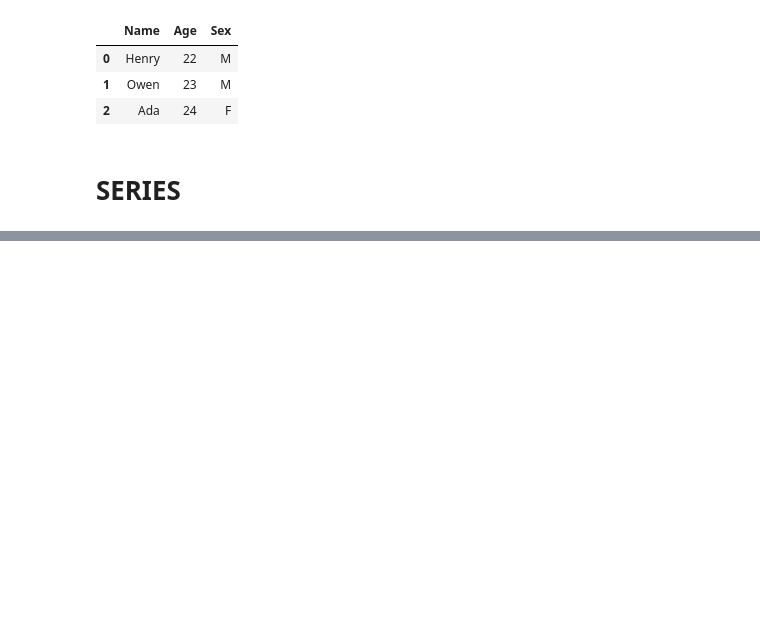
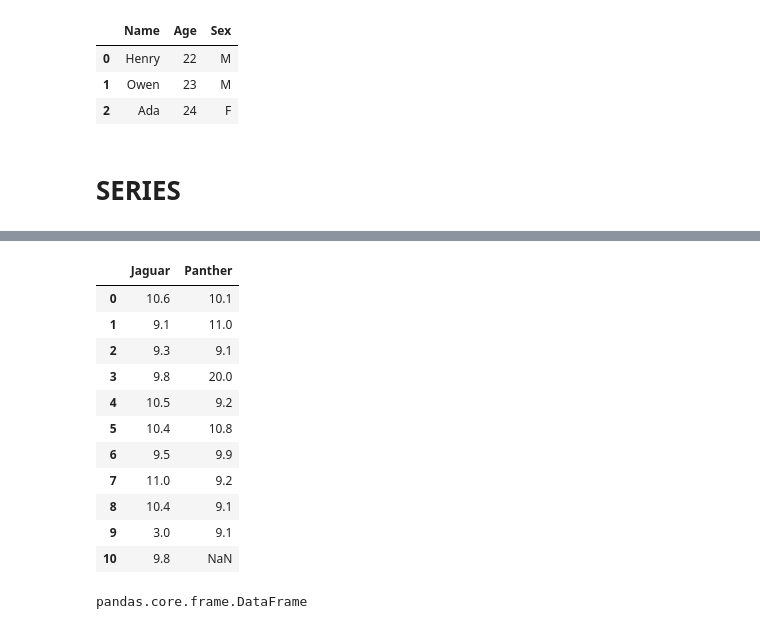
Before and after one commit to Lorenz-Camorahan/Camorahan-All-STATS-Code, a Jupyter notebook: Lab-4-pandas-basic.ipynb, the cells around one changed output, grey strips where cells are left out. Drawn from its saved outputs; the diff is of its cells as text; code cells hidden in the pictures; blank space fills up the shorter version.

```diff
--- a/Lab-4-pandas-basic.ipynb
+++ b/Lab-4-pandas-basic.ipynb
@@ -36,0 +68,21 @@ age_col
+# %%
+# creating DataFrame from numpy array
+df = pd.DataFrame(resistance, columns = ['Jaguar', 'Panther'])
+df
+# %% [output]
+|  | Jaguar | Panther |
+| 0 | 10.6 | 10.1 |
+| 1 | 9.1 | 11.0 |
+| 2 | 9.3 | 9.1 |
+| 3 | 9.8 | 20.0 |
+| 4 | 10.5 | 9.2 |
+| 5 | 10.4 | 10.8 |
+| 6 | 9.5 | 9.9 |
+| 7 | 11.0 | 9.2 |
+| 8 | 10.4 | 9.1 |
+| 9 | 3.0 | 9.1 |
+| 10 | 9.8 | NaN |
+# %%
+type (df)
+# %% [output]
+pandas.core.frame.DataFrame
```
Also changed, not shown: parts of 21 cells of this notebook.
